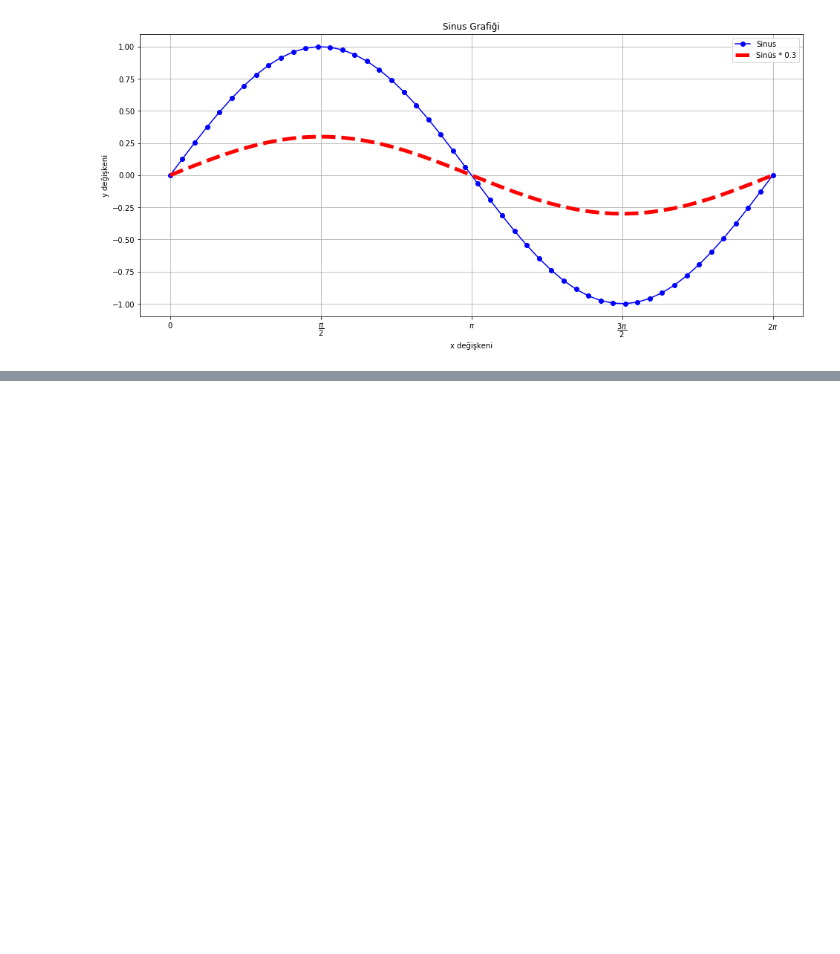
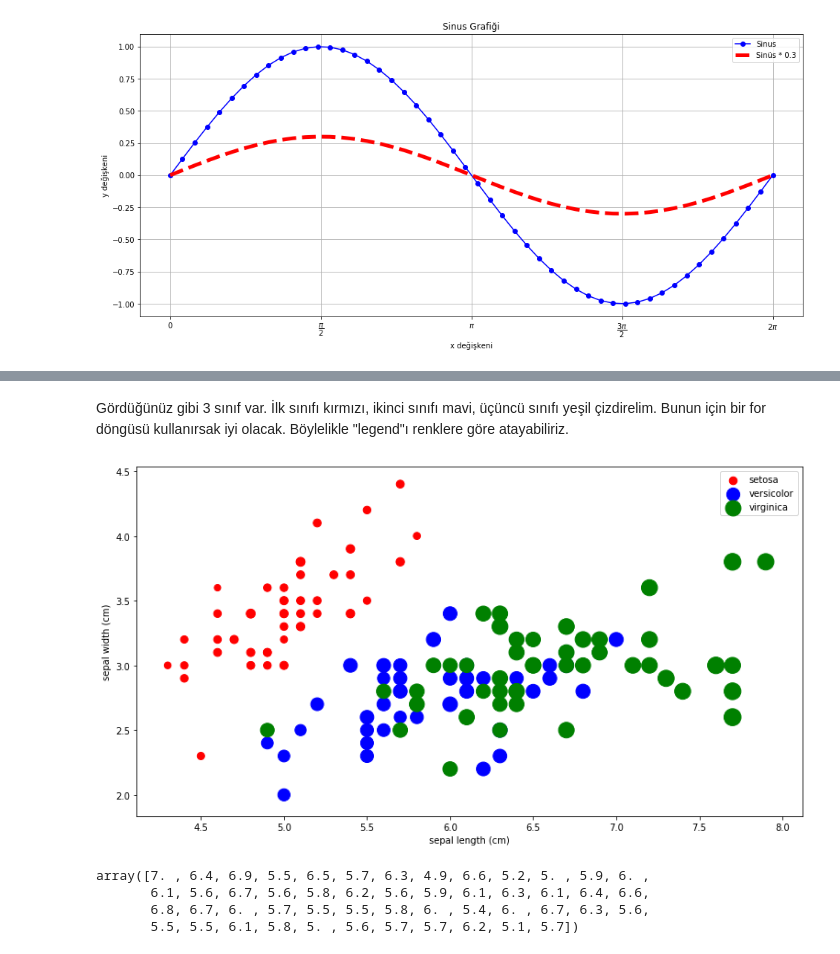
Before and after one commit to fatihbguclu/Python-Notes, a Jupyter notebook: Matplotlib Notları/Python_Matplotlib.ipynb, the cells around one changed output, grey strips where cells are left out. Cells and saved outputs as stored; diff of their text form; code cells hidden in the pictures; blank space fills up the shorter version.

```diff
--- a/Matplotlib Notları/Python_Matplotlib.ipynb
+++ b/Matplotlib Notları/Python_Matplotlib.ipynb
@@ -109,0 +204,26 @@ plt.legend(["Sinus","Sinüs * 0.3"]);
+# %% [markdown]
+Gördüğünüz gibi 3 sınıf var. İlk sınıfı kırmızı, ikinci sınıfı mavi, üçüncü sınıfı yeşil çizdirelim. Bunun için bir for döngüsü kullanırsak iyi olacak. Böylelikle "legend"ı renklere göre atayabiliriz.
+# %%
+# Renk isimlerini belirliyoruz
+colors = ["r","b","g"]
+# figure oluşturalım
+plt.figure(figsize=(13,7))
+
+# x ve y eksenine isimleri de yazalım
+plt.xlabel(iris.feature_names[0])
+plt.ylabel(iris.feature_names[1])
+
+for i,name in enumerate(iris.target_names):
+    if(i<3):
+        plt.scatter(iris.data[iris.target==i,0],iris.data[iris.target==i,1],s=iris.data[iris.target==i,2]*50,c=colors[i])
+plt.legend(iris.target_names)
+plt.show();
+# %% [output]
+[figure, added]
+# %%
+iris.data[iris.target==1,0]
+# %% [output]
+array([7. , 6.4, 6.9, 5.5, 6.5, 5.7, 6.3, 4.9, 6.6, 5.2, 5. , 5.9, 6. ,
+       6.1, 5.6, 6.7, 5.6, 5.8, 6.2, 5.6, 5.9, 6.1, 6.3, 6.1, 6.4, 6.6,
+       6.8, 6.7, 6. , 5.7, 5.5, 5.5, 5.8, 6. , 5.4, 6. , 6.7, 6.3, 5.6,
+       5.5, 5.5, 6.1, 5.8, 5. , 5.6, 5.7, 5.7, 6.2, 5.1, 5.7])
```
Also changed, not shown: parts of 71 cells of this notebook.
